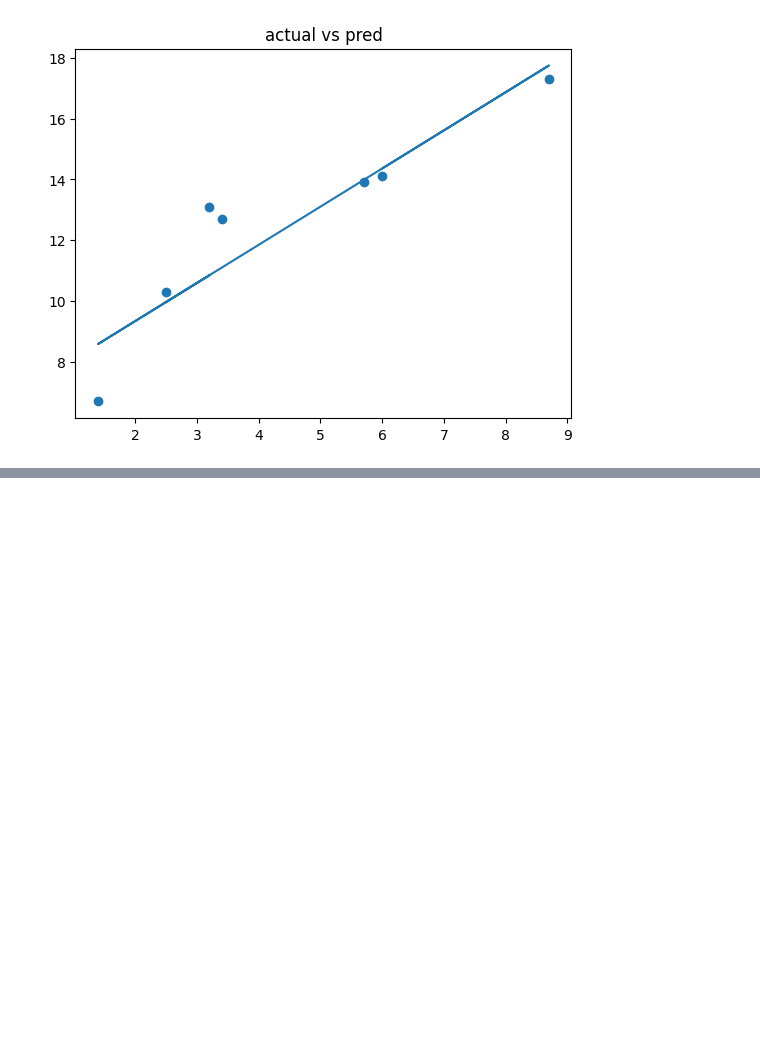
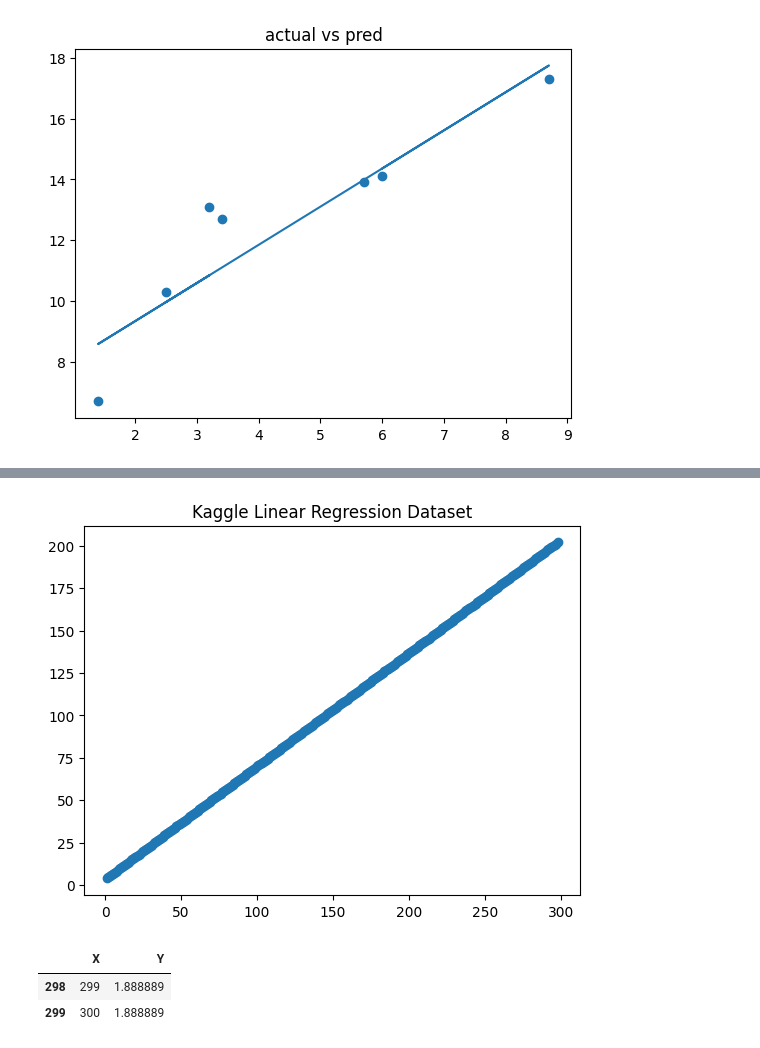
Before and after one commit to mikhail-mat/statquest-illustrated-guide, a Jupyter notebook: StatQuest.ipynb, the cells around one changed output, grey strips where cells are left out. Drawn from its saved outputs; the diff is of its cells as text; code cells hidden in the pictures; blank space fills up the shorter version.

Commit message:
Import kaggle linear regression data, implement SSR, MSE, outline k-fold cross-validation

```diff
--- a/StatQuest.ipynb
+++ b/StatQuest.ipynb
@@ -27,0 +39,2 @@ y_pred = model.predict(x_test)
+# %%
+data = pd.read_csv(f'{path}/Linear Regression - Sheet1.csv')
@@ -27,0 +47,3 @@ y_pred = model.predict(x_test)
+# %%
+data = data.iloc[:298]
+data.tail()
@@ -27,0 +57,9 @@ y_pred = model.predict(x_test)
+# %%
+x = data['X'].values.reshape(-1, 1)
+y = data['Y'].values.reshape(-1, 1)
+# %%
+plt.scatter(x, y)
+plt.title('Kaggle Linear Regression Dataset')
+plt.show()
+# %% [output]
+[figure, added]
@@ -27,0 +81,20 @@ y_pred = model.predict(x_test)
+# %%
+def k_fold_cross_val(x, y, model):
+  # randomize the order of the data
+
+  # split the data into k equal groups
+
+  # iteratively select k-1 groups to be the training data and the one group
+  # that is left to be the testing data
+
+  # train the model using the training data
+
+  # evaluate using the testing data
+
+  # keep track of the entire history of evaluations for the model
+
+  # return the evaluation history
+# %% [output]
+|  | X | Y |
+| 298 | 299 | 1.888889 |
+| 299 | 300 | 1.888889 |
```
Also changed, not shown: parts of 9 cells of this notebook.
